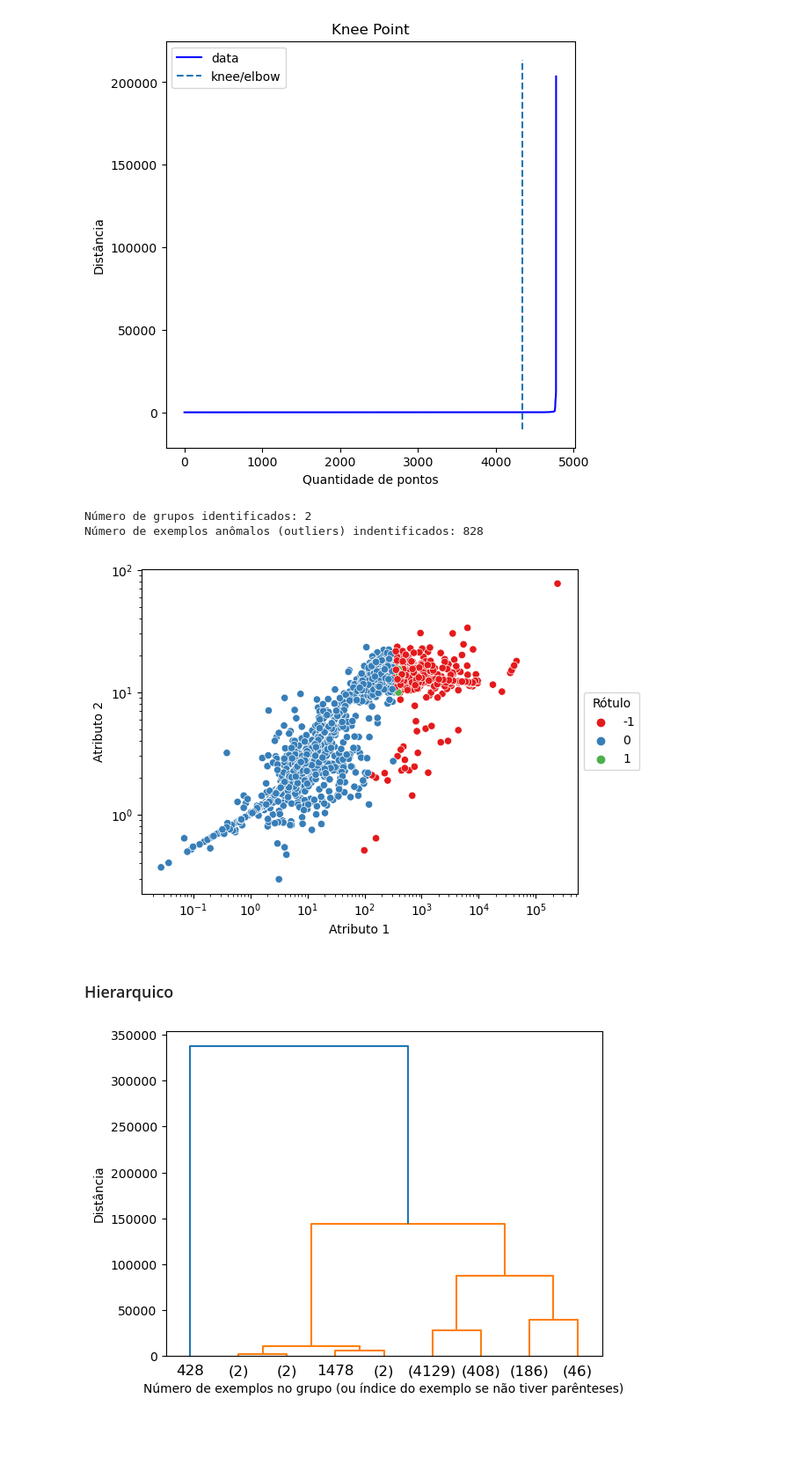
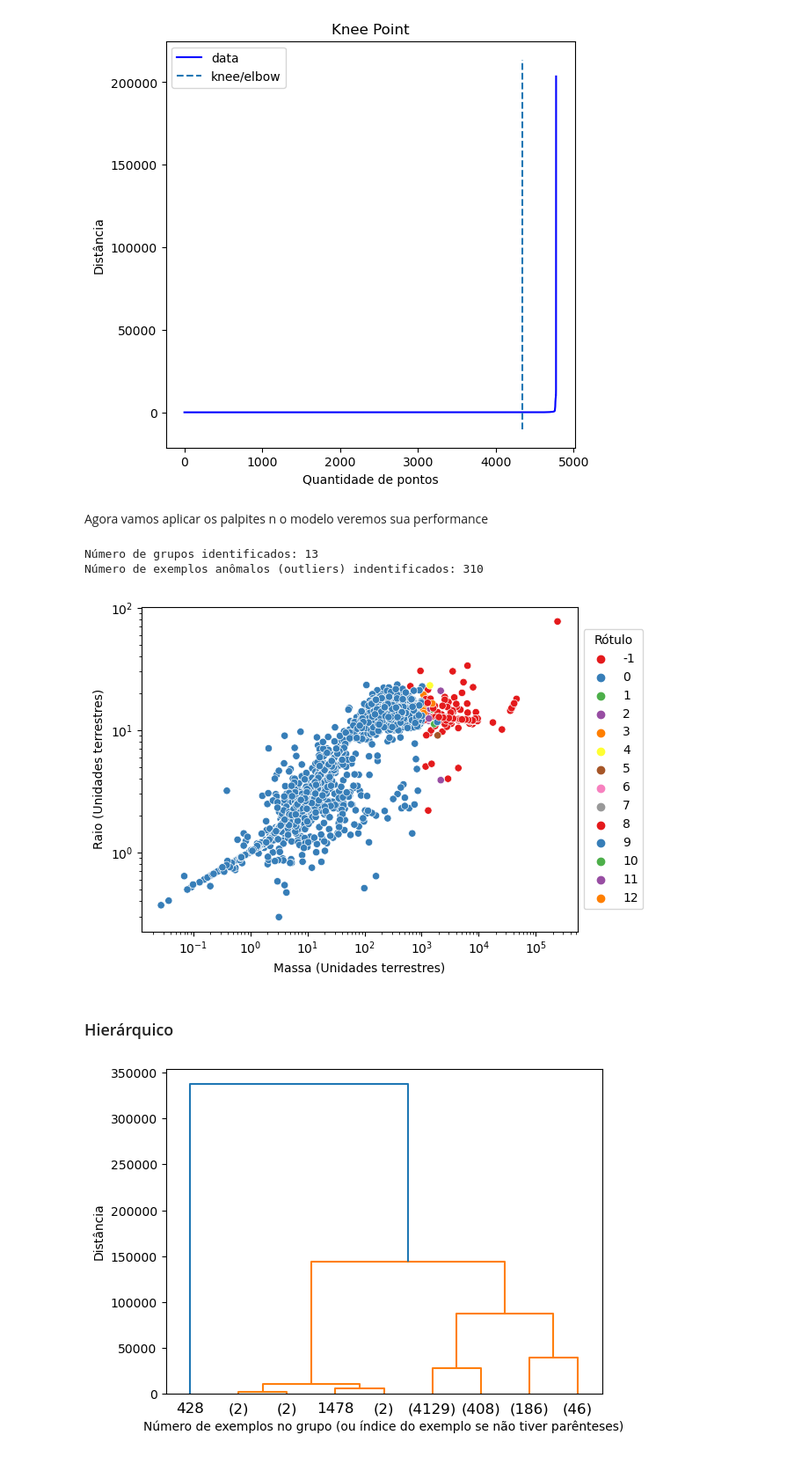
Before and after one commit to EricLeandroLM/Projeto_final_Machine_learning, a Jupyter notebook: Trabalho final.ipynb, the cells around one changed output. Shown at 88% size. Cells and saved outputs as stored; diff of their text form; code cells hidden in the pictures; blank space fills up the shorter version.

```diff
--- a/Trabalho final.ipynb
+++ b/Trabalho final.ipynb
@@ -352,38 +383,40 @@ palpite_raio_vizinhanca = gera_palpite_raio_vizinhanca(
 # %% [output]
 O palpite para o raio da vizinhança é 14.449715999999993
 [figure]
+# %% [markdown]
+Agora vamos aplicar os palpites n o modelo veremos sua performance
 # %%
 
-RAIO_VIZINHANCA = 8.163399999999983
-NUM_MIN_VIZINHOS = 20
+RAIO_VIZINHANCA = 14.449715999999993
+NUM_MIN_VIZINHOS = palpite_num_min_vizinhos
 
 agrupador = DBSCAN(eps=RAIO_VIZINHANCA, min_samples=NUM_MIN_VIZINHOS)
 
 agrupador.fit(X)
 
 rotulos = agrupador.labels_
 
 n_outliers = list(rotulos).count(-1)
 n_grupos = len(set(rotulos))
 
 if n_outliers > 0:
     n_grupos = n_grupos - 1
 
 print(f"Número de grupos identificados: {n_grupos}")
 print(f"Número de exemplos anômalos (outliers) indentificados: {n_outliers}")
 
 sns.scatterplot(x=X['mass'], y=X['radius'], hue=rotulos, palette="Set1")
-plt.xlabel("Atributo 1")
-plt.ylabel("Atributo 2")
+plt.xlabel("Massa (Unidades terrestres)")
+plt.ylabel("Raio (Unidades terrestres)")
 plt.xscale('log')
 plt.yscale('log')
 plt.legend(title="Rótulo", loc="center left", bbox_to_anchor=(1, 0.5));
 # %% [output]
-Número de grupos identificados: 2
-Número de exemplos anômalos (outliers) indentificados: 828
+Número de grupos identificados: 13
+Número de exemplos anômalos (outliers) indentificados: 310
-[figure, old version]
+[figure, new version]
 # %% [markdown]
-### Hierarquico
+### Hierárquico
 # %%
 from scipy.cluster.hierarchy import linkage, dendrogram
 import matplotlib.pyplot as plt
```
Also changed, not shown: parts of 7 cells of this notebook.
